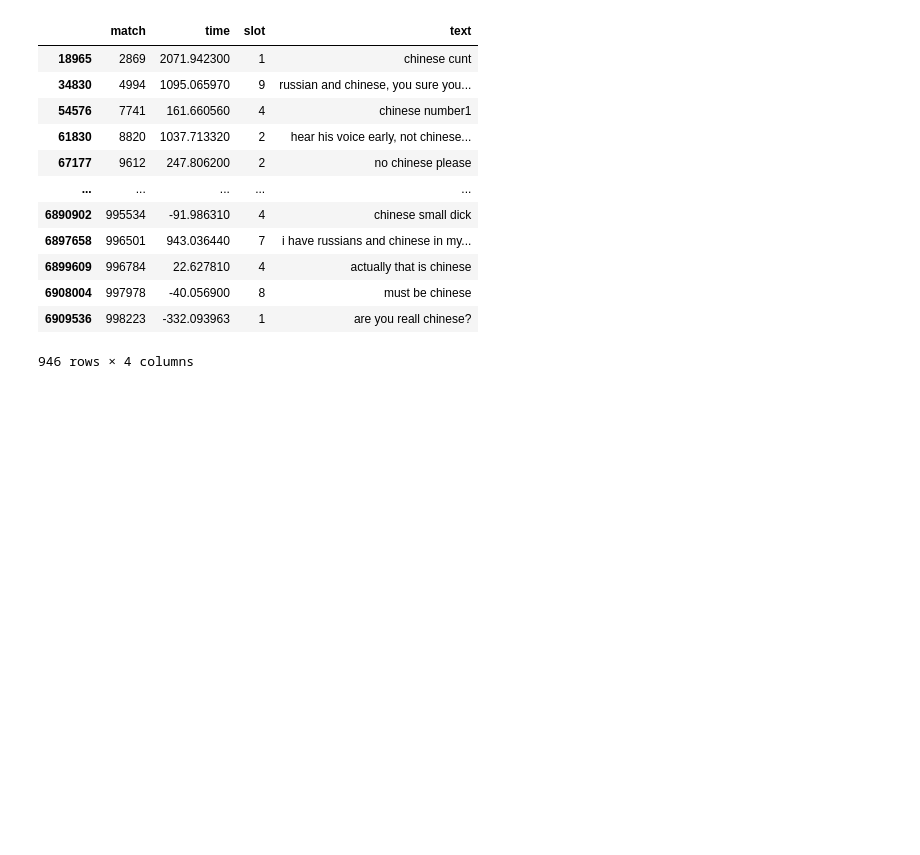
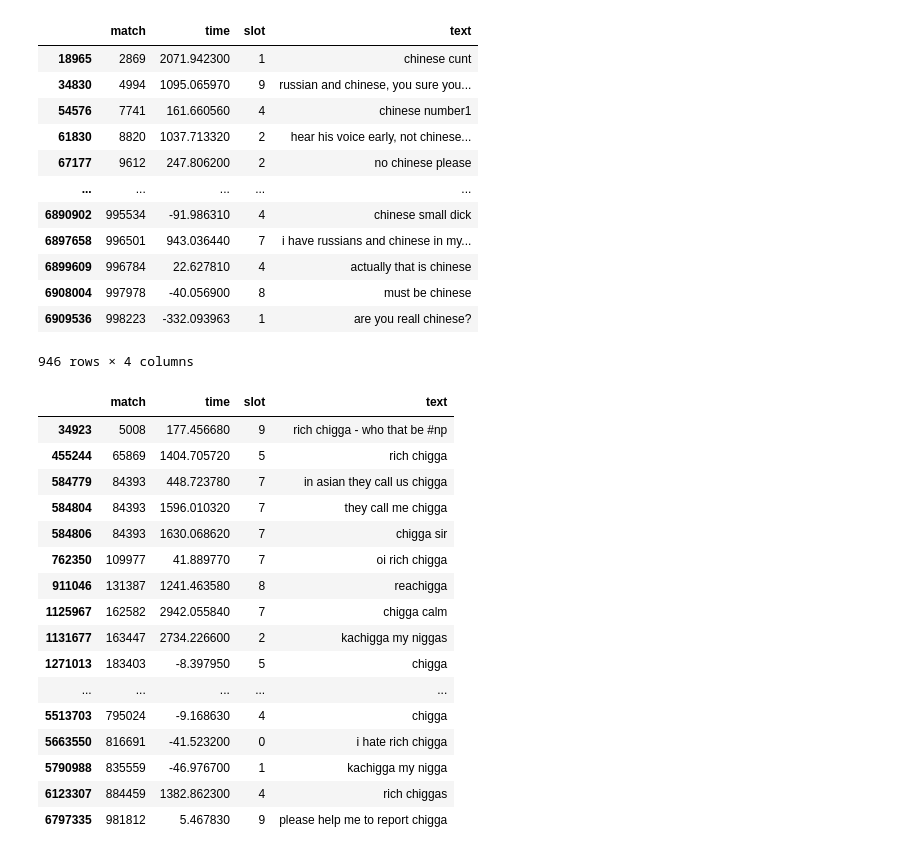
Before and after one commit to SevenWoos/GGWP, a Jupyter notebook: eng_chat.ipynb, the cells around one changed output. Saved outputs shown, nothing was run; the diff lists cells and outputs as text; code cells hidden in the pictures; blank space fills up the shorter version.

```diff
--- a/eng_chat.ipynb
+++ b/eng_chat.ipynb
@@ -144,3 +116,23 @@ data[data['text'].str.contains('chinese')]
 | 6908004 | 997978 | -40.056900 | 8 | must be chinese |
 | 6909536 | 998223 | -332.093963 | 1 | are you reall chinese? |
 946 rows × 4 columns
+# %%
+data[data['text'].str.contains('chigga')]
+# %% [output]
+|  | match | time | slot | text |
+| 34923 | 5008 | 177.456680 | 9 | rich chigga - who that be #np |
+| 455244 | 65869 | 1404.705720 | 5 | rich chigga |
+| 584779 | 84393 | 448.723780 | 7 | in asian they call us chigga |
+| 584804 | 84393 | 1596.010320 | 7 | they call me chigga |
+| 584806 | 84393 | 1630.068620 | 7 | chigga sir |
+| 762350 | 109977 | 41.889770 | 7 | oi rich chigga |
+| 911046 | 131387 | 1241.463580 | 8 | reachigga |
+| 1125967 | 162582 | 2942.055840 | 7 | chigga calm |
+| 1131677 | 163447 | 2734.226600 | 2 | kachigga my niggas |
+| 1271013 | 183403 | -8.397950 | 5 | chigga |
+| ... | ... | ... | ... | ... |
+| 5513703 | 795024 | -9.168630 | 4 | chigga |
+| 5663550 | 816691 | -41.523200 | 0 | i hate rich chigga |
+| 5790988 | 835559 | -46.976700 | 1 | kachigga my nigga |
+| 6123307 | 884459 | 1382.862300 | 4 | rich chiggas |
+| 6797335 | 981812 | 5.467830 | 9 | please help me to report chigga |
```
Also changed, not shown: parts of 4 cells of this notebook.
